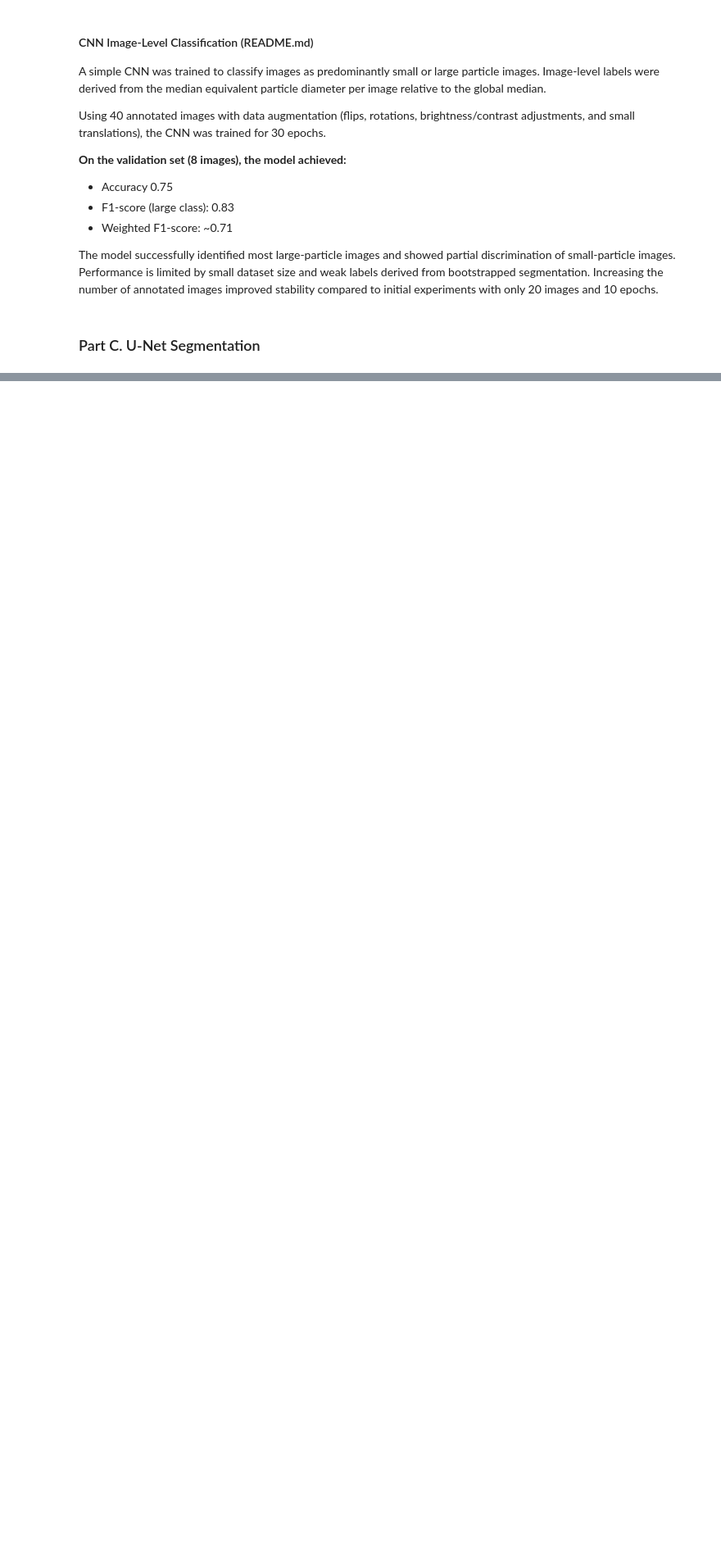
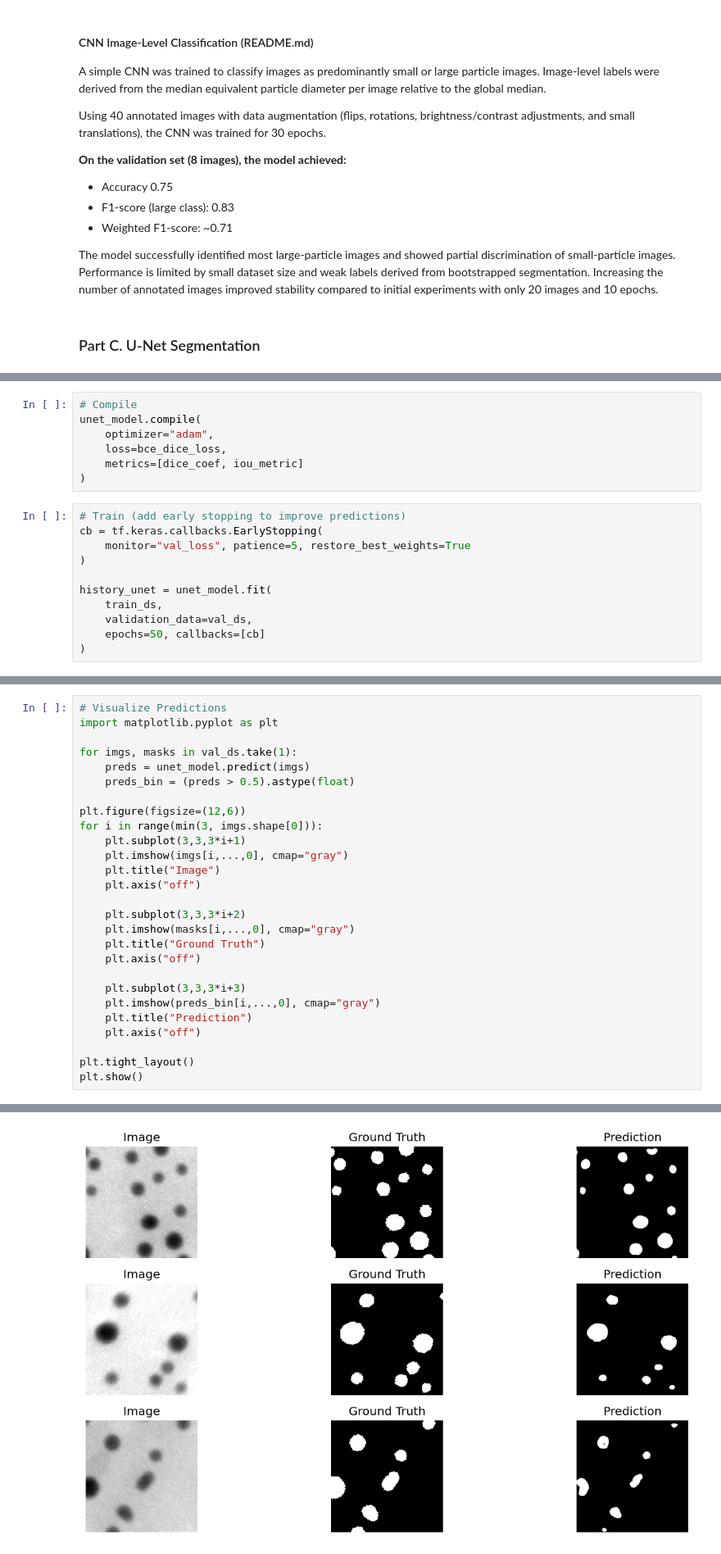
Before and after one commit to eliseetrheim/MSE465_EliseEtrheim, a Jupyter notebook: assignments/assignment 04/assignment_04_final.ipynb, the cells around one changed output, grey strips where cells are left out. Shown at 82% size. Drawn from its saved outputs; the diff is of its cells as text; blank space fills up the shorter version.

```diff
--- a/assignments/assignment 04/assignment_04_final.ipynb
+++ b/assignments/assignment 04/assignment_04_final.ipynb
@@ -1373,0 +1485,18 @@ The model successfully identified most large-particle images and showed partial
+# %%
+# Compile
+unet_model.compile(
+    optimizer="adam",
+    loss=bce_dice_loss,
+    metrics=[dice_coef, iou_metric]
+)
+# %%
+# Train (add early stopping to improve predictions)
+cb = tf.keras.callbacks.EarlyStopping(
+    monitor="val_loss", patience=5, restore_best_weights=True
+)
+
+history_unet = unet_model.fit(
+    train_ds,
+    validation_data=val_ds,
+    epochs=50, callbacks=[cb]
+)
@@ -1373,0 +1529,28 @@ The model successfully identified most large-particle images and showed partial
+# %%
+# Visualize Predictions
+import matplotlib.pyplot as plt
+
+for imgs, masks in val_ds.take(1):
+    preds = unet_model.predict(imgs)
+    preds_bin = (preds > 0.5).astype(float)
+
+plt.figure(figsize=(12,6))
+for i in range(min(3, imgs.shape[0])):
+    plt.subplot(3,3,3*i+1)
+    plt.imshow(imgs[i,...,0], cmap="gray")
+    plt.title("Image")
+    plt.axis("off")
+
+    plt.subplot(3,3,3*i+2)
+    plt.imshow(masks[i,...,0], cmap="gray")
+    plt.title("Ground Truth")
+    plt.axis("off")
+
+    plt.subplot(3,3,3*i+3)
+    plt.imshow(preds_bin[i,...,0], cmap="gray")
+    plt.title("Prediction")
+    plt.axis("off")
+
+plt.tight_layout()
+plt.show()
+# %% [output]
@@ -1373,0 +1558 @@ The model successfully identified most large-particle images and showed partial
+[figure, added]
```
Also changed, not shown: parts of 16 cells of this notebook, 3 other files.
